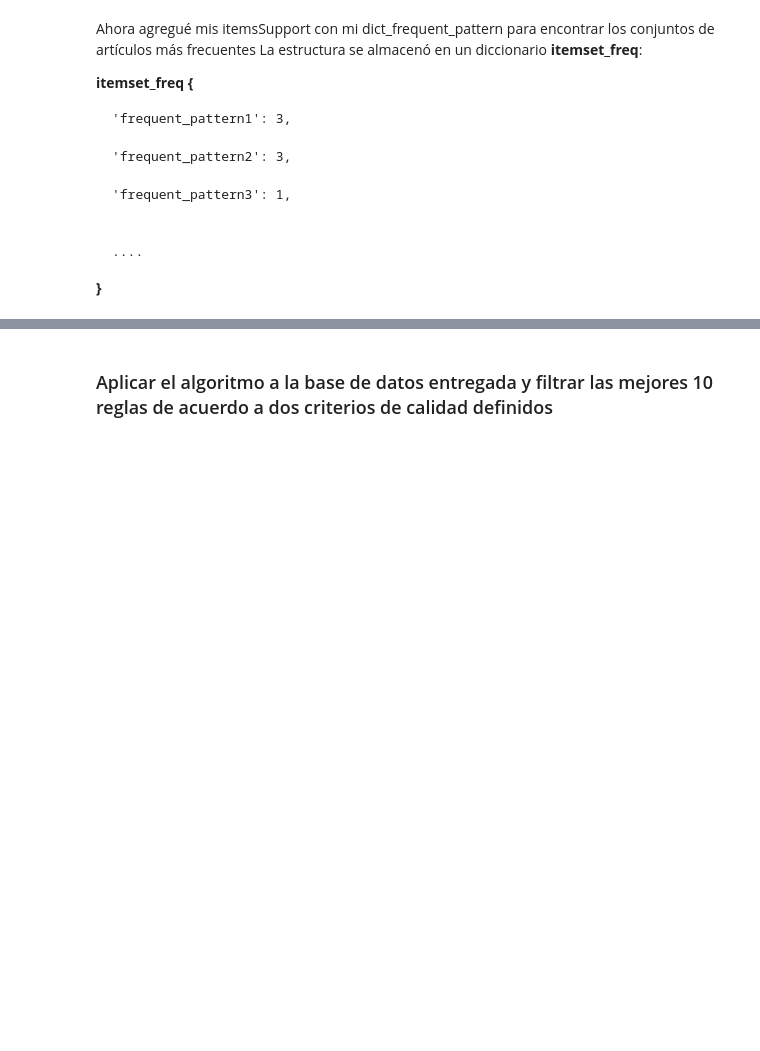
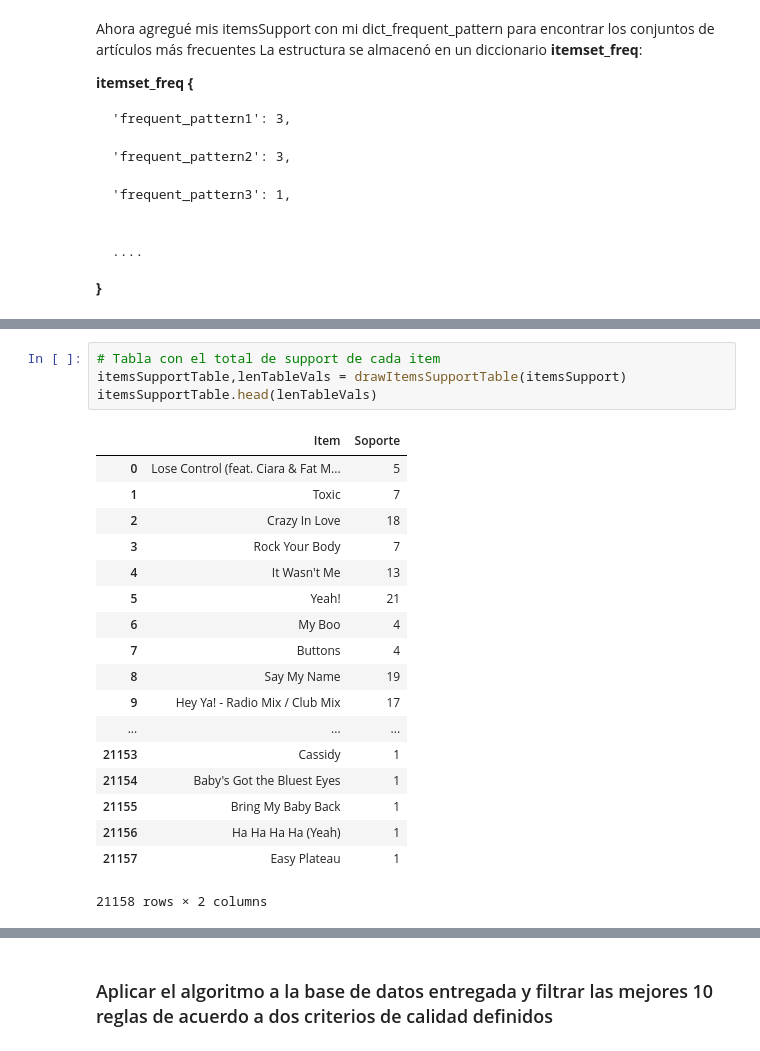
Before and after one commit to FranciscaCerquinho/MineriaDeDatos_FPGrowth, a Jupyter notebook: tarea1.ipynb, the cells around one changed output, grey strips where cells are left out. Drawn from its saved outputs; the diff is of its cells as text; blank space fills up the shorter version.

```diff
--- a/tarea1.ipynb
+++ b/tarea1.ipynb
@@ -561,0 +511,23 @@ df.head(len(tabla_itemsets_moreFreq))
+# %%
+# Tabla con el total de support de cada item
+itemsSupportTable,lenTableVals = drawItemsSupportTable(itemsSupport)
+itemsSupportTable.head(lenTableVals)
+# %% [output]
+|  | Item | Soporte |
+| 0 | Lose Control (feat. Ciara & Fat M... | 5 |
+| 1 | Toxic | 7 |
+| 2 | Crazy In Love | 18 |
+| 3 | Rock Your Body | 7 |
+| 4 | It Wasn't Me | 13 |
+| 5 | Yeah! | 21 |
+| 6 | My Boo | 4 |
+| 7 | Buttons | 4 |
+| 8 | Say My Name | 19 |
+| 9 | Hey Ya! - Radio Mix / Club Mix | 17 |
+| ... | ... | ... |
+| 21153 | Cassidy | 1 |
+| 21154 | Baby's Got the Bluest Eyes | 1 |
+| 21155 | Bring My Baby Back | 1 |
+| 21156 | Ha Ha Ha Ha (Yeah) | 1 |
+| 21157 | Easy Plateau | 1 |
+21158 rows × 2 columns
```
Also changed, not shown: parts of 29 cells of this notebook.
